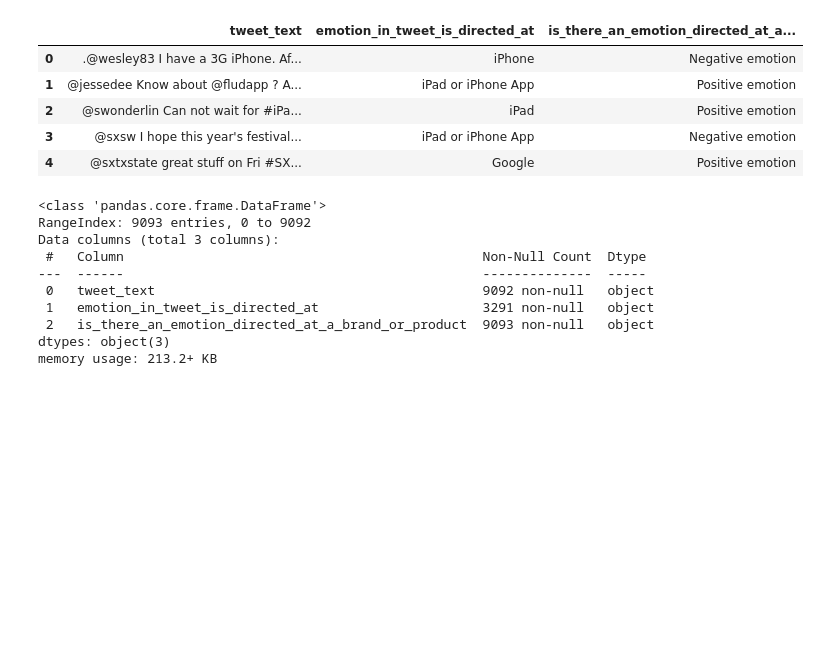
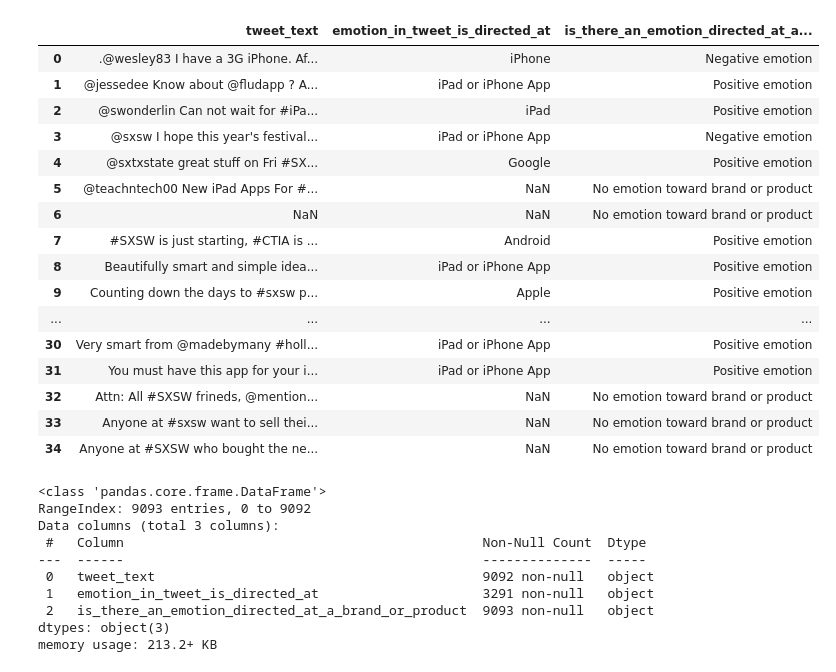
Before and after one commit to Gladwellchebelyon/Twitter-Sentiment-Analysis, a Jupyter notebook: Twitter_Sentiment_Analysis.ipynb, the cells around one changed output. Saved outputs shown, nothing was run; the diff lists cells and outputs as text; code cells hidden in the pictures; blank space fills up the shorter version.

```diff
--- a/Twitter_Sentiment_Analysis.ipynb
+++ b/Twitter_Sentiment_Analysis.ipynb
@@ -8,14 +16,25 @@ import seaborn as sns
 # %%
 #Load the datatset
 tweets = pd.read_csv('judge-1377884607_tweet_product_company.csv', encoding='ISO-8859-1')
-tweets.head()
+tweets.head(35)
 # %% [output]
 |  | tweet_text | emotion_in_tweet_is_directed_at | is_there_an_emotion_directed_at_a... |
 | 0 | .@wesley83 I have a 3G iPhone. Af... | iPhone | Negative emotion |
 | 1 | @jessedee Know about @fludapp ? A... | iPad or iPhone App | Positive emotion |
 | 2 | @swonderlin Can not wait for #iPa... | iPad | Positive emotion |
 | 3 | @sxsw I hope this year's festival... | iPad or iPhone App | Negative emotion |
 | 4 | @sxtxstate great stuff on Fri #SX... | Google | Positive emotion |
+| 5 | @teachntech00 New iPad Apps For #... | NaN | No emotion toward brand or product |
+| 6 | NaN | NaN | No emotion toward brand or product |
+| 7 | #SXSW is just starting, #CTIA is ... | Android | Positive emotion |
+| 8 | Beautifully smart and simple idea... | iPad or iPhone App | Positive emotion |
+| 9 | Counting down the days to #sxsw p... | Apple | Positive emotion |
+| ... | ... | ... | ... |
+| 30 | Very smart from @madebymany #holl... | iPad or iPhone App | Positive emotion |
+| 31 | You must have this app for your i... | iPad or iPhone App | Positive emotion |
+| 32 | Attn: All #SXSW frineds, @mention... | NaN | No emotion toward brand or product |
+| 33 | Anyone at #sxsw want to sell thei... | NaN | No emotion toward brand or product |
+| 34 | Anyone at #SXSW who bought the ne... | NaN | No emotion toward brand or product |
 # %%
 tweets.info()
 # %% [output]
```
Also changed, not shown: parts of 15 cells of this notebook.
